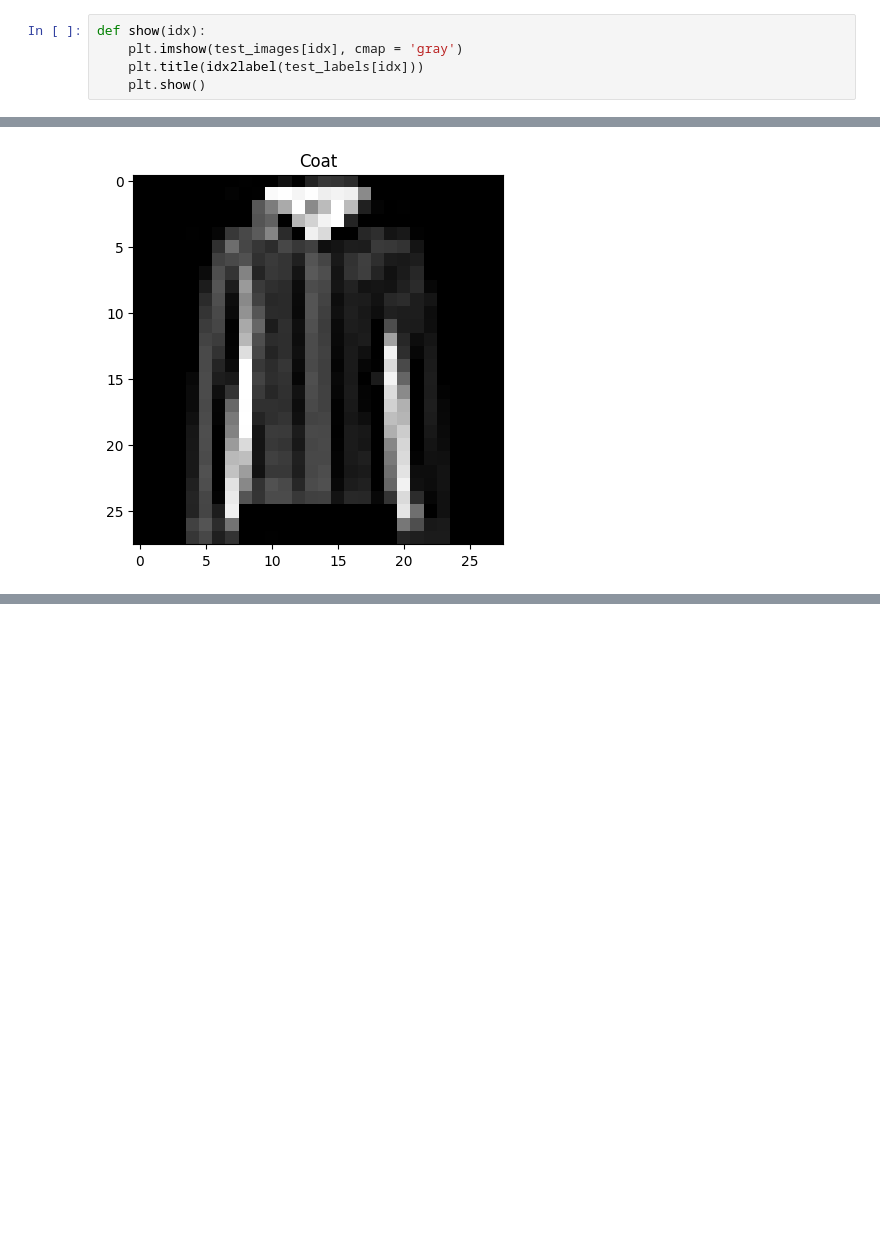
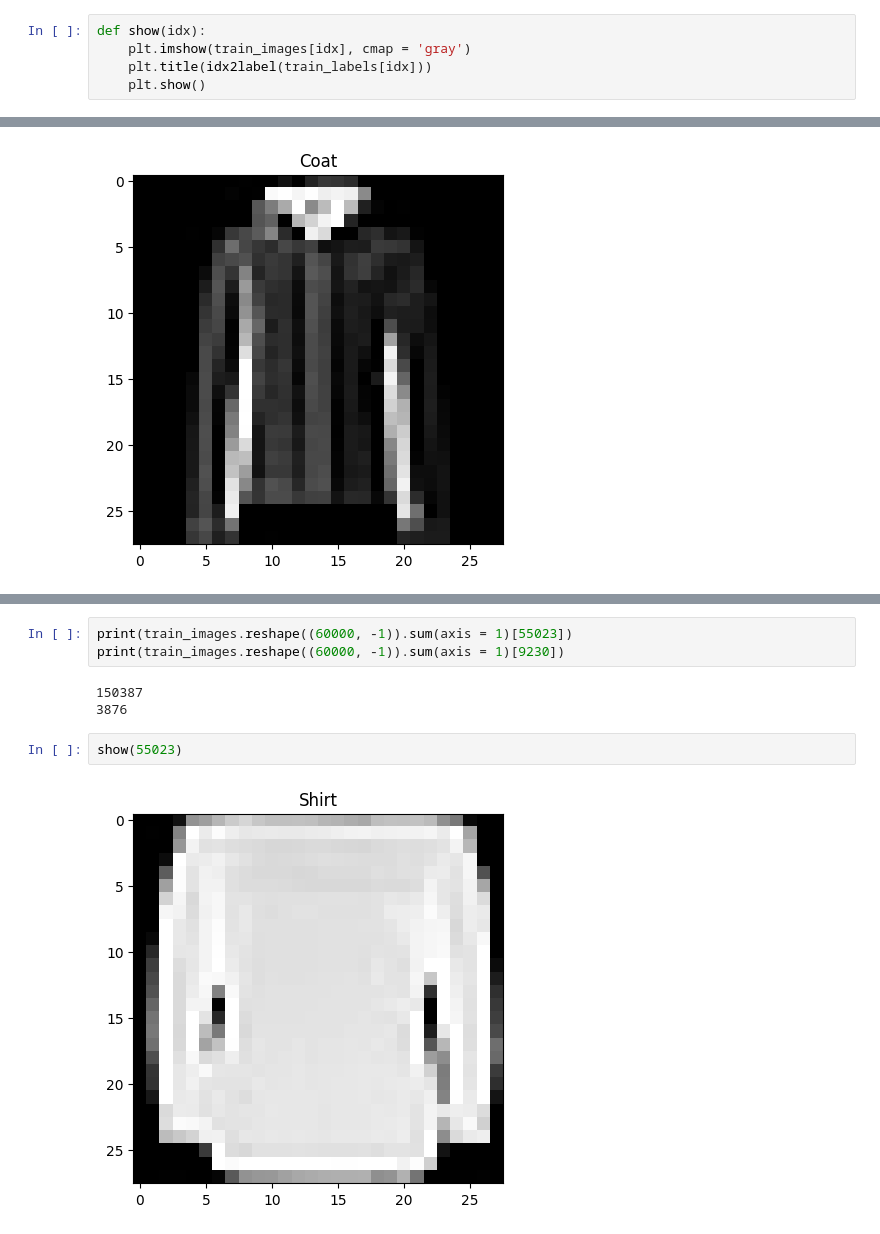
Before and after one commit to joony0512/Deep_Learning_Class, a Jupyter notebook: Part7/P7_Ch03_CH01.ipynb, the cells around one changed output, grey strips where cells are left out. Cells and saved outputs as stored; diff of their text form; blank space fills up the shorter version.

```diff
--- a/Part7/P7_Ch03_CH01.ipynb
+++ b/Part7/P7_Ch03_CH01.ipynb
@@ -78,8 +78,8 @@ plt.show()
 [figure]
 # %%
 def show(idx):
-    plt.imshow(test_images[idx], cmap = 'gray')
-    plt.title(idx2label(test_labels[idx]))
+    plt.imshow(train_images[idx], cmap = 'gray')
+    plt.title(idx2label(train_labels[idx]))
     plt.show()
 # %%
 show(6)
@@ -87,0 +112,10 @@ show(6)
+# %%
+print(train_images.reshape((60000, -1)).sum(axis = 1)[55023])
+print(train_images.reshape((60000, -1)).sum(axis = 1)[9230])
+# %% [output]
+150387
+3876
+# %%
+show(55023)
+# %% [output]
+[figure, added]
```
Also changed, not shown: parts of 4 cells of this notebook.
